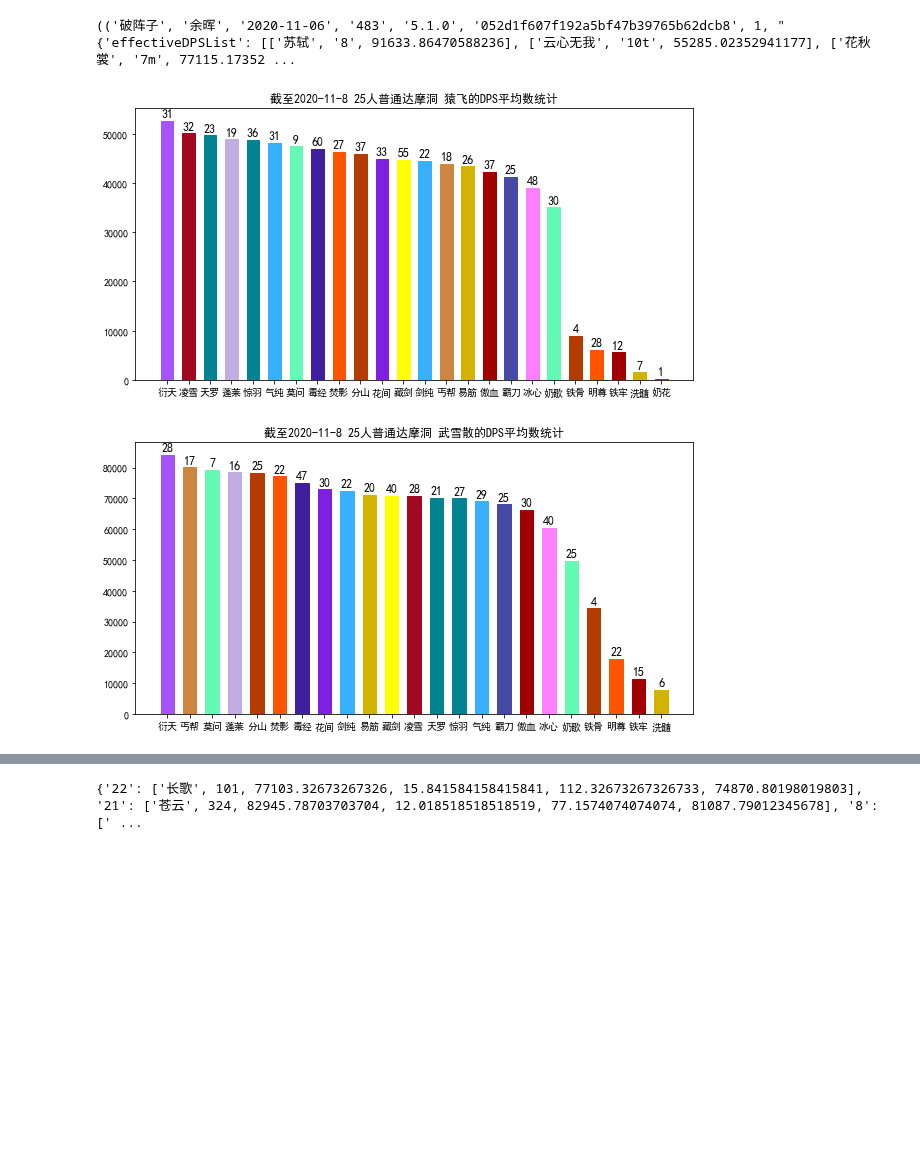
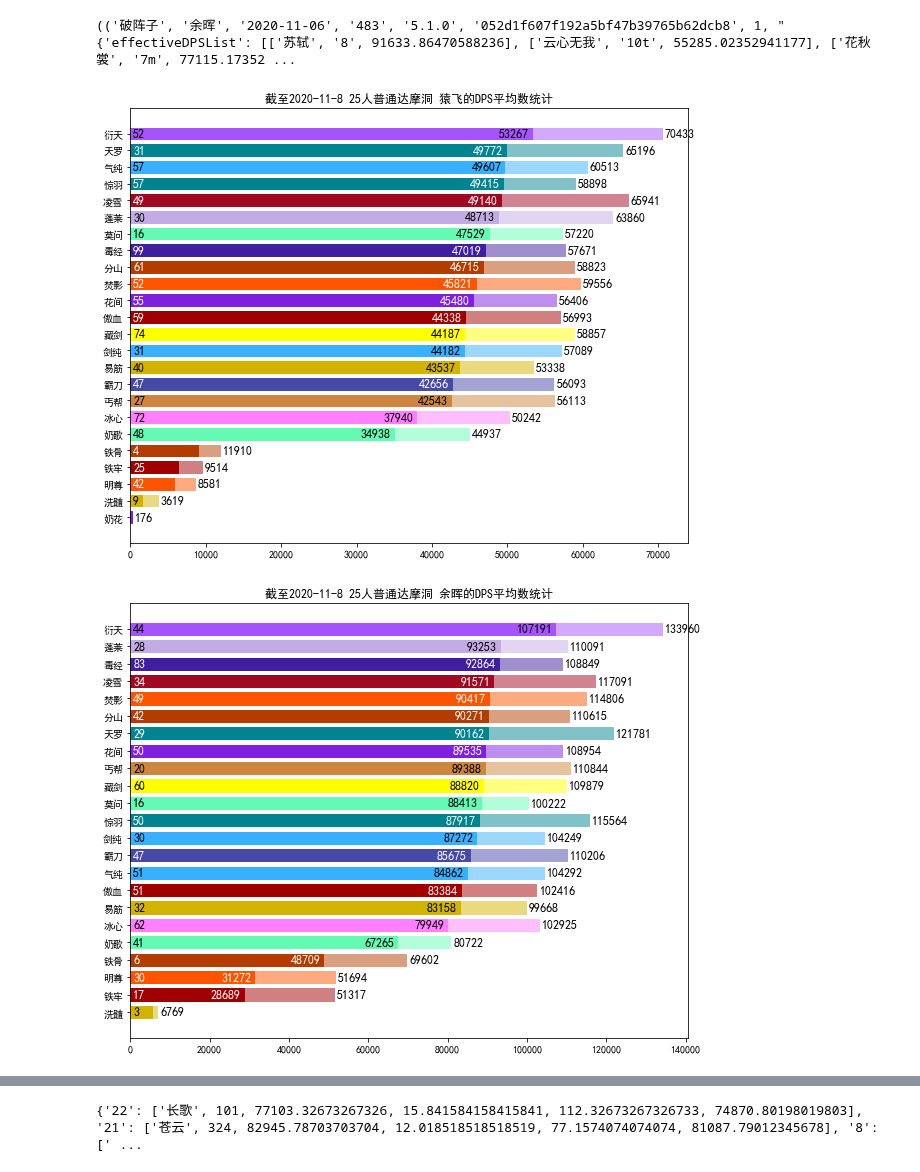
Before and after one commit to moeheart/jx3bla, a Jupyter notebook: notebooks/testCalDps.ipynb, the cells around one changed output, grey strips where cells are left out. Drawn from its saved outputs; the diff is of its cells as text; code cells hidden in the pictures; blank space fills up the shorter version.

```diff
--- a/notebooks/testCalDps.ipynb
+++ b/notebooks/testCalDps.ipynb
@@ -51,7 +51,7 @@ for line in result:
         if line[4] < "5.3.0" and line[1] == "猿飞":
             bossDict[line[1]][-1][2] *= 0.5
 # %%
-def getColor(occ):
+def getColor(occ, light = 0):
     if occ[-1] in ['d', 't', 'h', 'p', 'm']:
         occ = occ[:-1]
     colorDict = {"0": (0, 0, 0),
@@ -74,7 +74,20 @@ def getColor(occ):
                 }
     if occ not in colorDict:
         occ = "0"
-    return (colorDict[occ][0]/255, colorDict[occ][1]/255, colorDict[occ][2]/255)
+    a = colorDict[occ][0]/255
+    b = colorDict[occ][1]/255
+    c = colorDict[occ][2]/255
+    if light == 1:
+        a = (a + 1) / 2
+        b = (b + 1) / 2
+        c = (c + 1) / 2
+    elif light == 2:
+        n = a + b + c
+        if n < 1.5:
+            return (1, 1, 1)
+        else:
+            return (0, 0, 0)
+    return (a, b, c)
 # %%
 DPSpos = {"周贽": 2,
           "狼牙精锐": 2,
@@ -145,46 +158,70 @@ for name in bossDict:
             num += 1
     table = []
     for occ in occDict:
-        if len(occDict[occ]) > 0 and occ != '3':
+        if len(occDict[occ]) > 0 and occ not in ['3', '7']:
+            modifiedList = []
             if occ == "3d":
-                modifiedList = []
                 for x in occDict[occ]:
                     if x > 20000:
                         modifiedList.append(x)
                 data = np.array(modifiedList)
             else:
+                modifiedList = occDict[occ]
                 data = np.array(occDict[occ])
-            res = [occ, occName[occ], data.shape[0], np.mean(data), np.median(data), np.max(data), np.min(data)]
+            modifiedList.sort(key = lambda x:-x)
+            num = len(modifiedList) // 5
+            if num == 0:
+                num = 1
+            dataTop10 = modifiedList[:num]
+            dataTop10Np = np.array(dataTop10)
+            res = [occ, occName[occ], data.shape[0], np.mean(data), np.median(data), np.max(data), np.min(data), np.mean(dataTop10Np)]
             table.append(res)
-    table.sort(key = lambda x: -x[3])
+    table.sort(key = lambda x: x[3])
     #print("%s的面板DPS统计，样本数：%d"%(name, num))
     #for line in table:
     #    print(line)
 
     X = []
     Y = []
     C = []
     N = []
-    plt.figure(figsize=(10,5))
+    Y2 = []
+    C2 = []
+    C3 = []
+    plt.figure(figsize=(10,8))
     plt.rcParams['font.sans-serif'] = ['SimHei']
     plt.rcParams['axes.unicode_minus'] = False
     for line in table:
         X.append(line[1])
         Y.append(line[3])
-        C.append(getColor(line[0]))
+        C.append(getColor(line[0], 0))
         N.append(line[2])
-    barlist = plt.bar(X, Y, width=0.6)
+        Y2.append(line[7])
+        C2.append(getColor(line[0], 1))
+        C3.append(getColor(line[0], 2))
+    barlist2 = plt.barh(X, Y2, height=0.7)
+    barlist = plt.barh(X, Y, height=0.7)
     for i in range(len(X)):
         barlist[i].set_color(C[i])
+        barlist2[i].set_color(C2[i])
+        plt.annotate(N[i],
+        #(barlist[i].get_width(), barlist[i].get_y() + barlist[i].get_height()/2), ha = 'center', va = 'center', xytext = (10, 0),
+        (0, barlist[i].get_y() + barlist[i].get_height()/2), ha = 'left', va = 'center', xytext = (3, 0),
+        textcoords = 'offset points', fontsize = 12, color = C3[i])
 
-        plt.annotate(N[i],
-        (barlist[i].get_x() + barlist[i].get_width()/2., barlist[i].get_height()), ha = 'center', va = 'center', xytext = (0, 7),
+        plt.annotate(int(Y2[i]),
+        (barlist2[i].get_width(), barlist2[i].get_y() + barlist2[i].get_height()/2), ha = 'left', va = 'center', xytext = (3, 0),
         textcoords = 'offset points', fontsize = 12, color = 'black')
+
+        if (Y2[i] > 25000):
+            plt.annotate(int(Y[i]),
+            (barlist[i].get_width(), barlist[i].get_y() + barlist[i].get_height()/2), ha = 'right', va = 'center', xytext = (-3, 0),
+            textcoords = 'offset points', fontsize = 12, color = C3[i])
 
     bossID = {"余晖": 1, "宓桃":2, "武雪散": 3, "猿飞": 4, "哑头陀": 5, "岳琳&岳琅":6}[name]
     plt.title('截至2020-11-8 25人普通达摩洞 %s的DPS平均数统计'%name)
     plt.savefig("%d.png"%bossID)
     plt.show()
 # %% [output]
-[figure, old version]
+[figure, new version]
-[figure, old version]
+[figure, new version]
```
Also changed, not shown: parts of 1 cell of this notebook.
